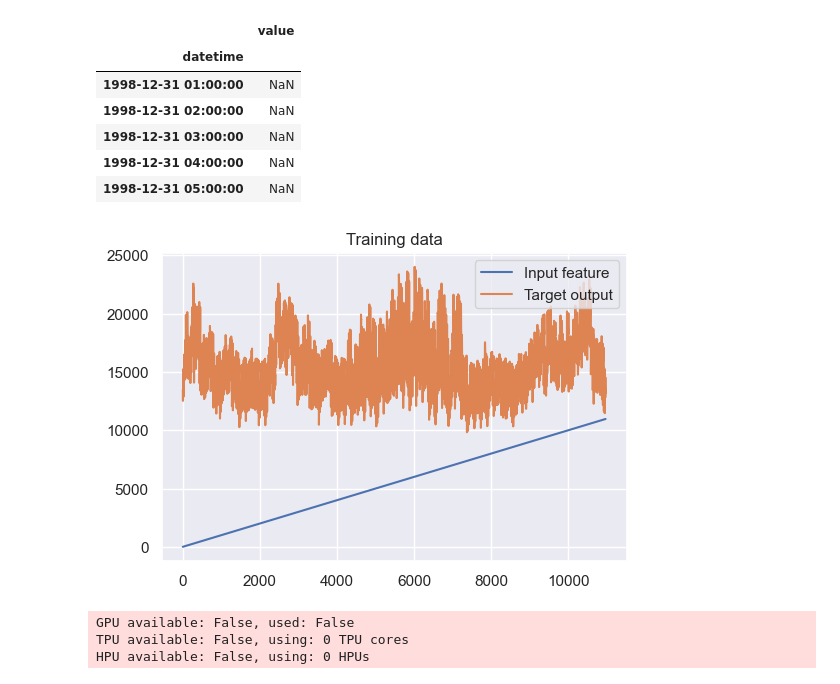
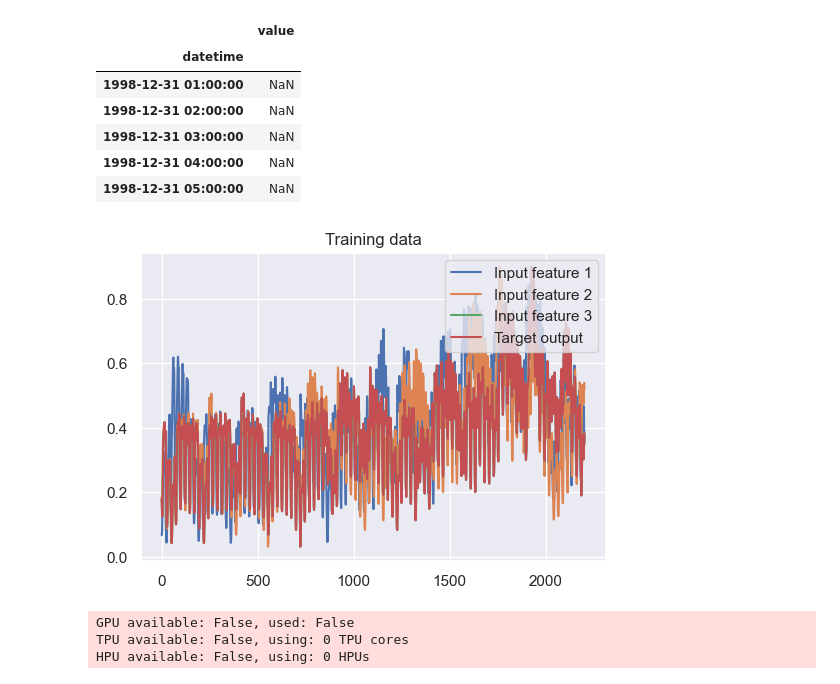
Before and after one commit to mlech26l/ncps, a Jupyter notebook: slaf-project/lnn.ipynb, the cells around one changed output. Saved outputs shown, nothing was run; the diff lists cells and outputs as text; code cells hidden in the pictures.

```diff
--- a/slaf-project/lnn.ipynb
+++ b/slaf-project/lnn.ipynb
@@ -36,20 +41,36 @@ subsample = subsample[subsample.index < "2006-01-01 00:00:00"]
+# %%
+# Min-Max Normalization
+tensor_min = subsample.value.min()
+tensor_max = subsample.value.max()
+
+subsample.value = (subsample.value - tensor_min) / (tensor_max - tensor_min)
+# %%
+year_shift = 365
+week_shift = 7
+x_true = subsample.value[year_shift*24+1:]
+x_shifted_year = subsample.value
+x_shifted_week = subsample.value[week_shift*24:]
+# %%
+x_ax = list(zip(x_true, x_shifted_week, x_shifted_year))
 # %%
 # Factorize the timestamps
 int_sequence, unique_timestamps = pd.factorize(subsample.index)
-data_x = torch.Tensor(int_sequence).view((1, -1, 1))
-data_y = torch.Tensor(subsample.value).view((1, -1, 1))
+data_x = torch.Tensor(x_ax)#.view((1, -1, 1))
+data_y = torch.Tensor(subsample.value[:data_x.shape[0]]).view((-1, 1))
 dataloader = data_utils.DataLoader(
-    data_utils.TensorDataset(data_x, data_y), batch_size=32, shuffle=True, num_workers=1
+    data_utils.TensorDataset(data_x, data_y), batch_size=7, shuffle=True, num_workers=1
 )
 # %%
 # Let's visualize the training data
 sns.set_theme()
 plt.figure(figsize=(6, 4))
-plt.plot(data_x[0, :, 0], label="Input feature")
-plt.plot(data_y[0, :, 0], label="Target output")
+plt.plot(data_x[:, 0], label="Input feature 1")
+plt.plot(data_x[:, 1], label="Input feature 2")
+plt.plot(data_x[:, 2], label="Input feature 3")
+plt.plot(data_y[:, 0], label="Target output")
 #plt.ylim((-1, 1))
 plt.title("Training data")
 plt.legend(loc="upper right")
 plt.show()
 # %% [output]
-[figure, old version]
+[figure, new version]
```
Also changed, not shown: parts of 11 cells of this notebook, 1 other file.
